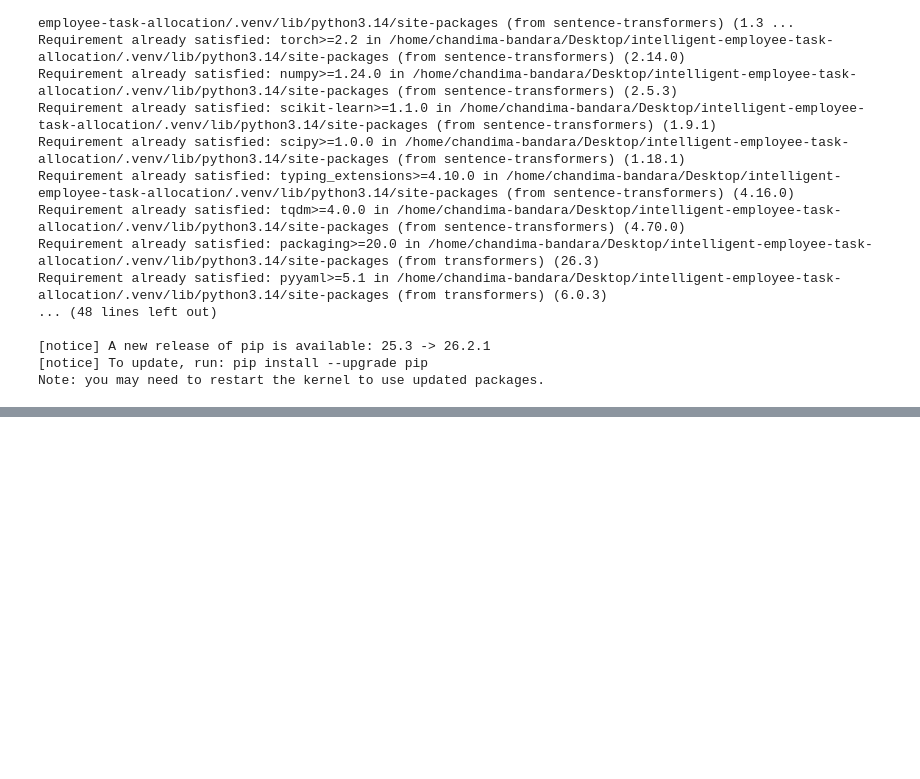
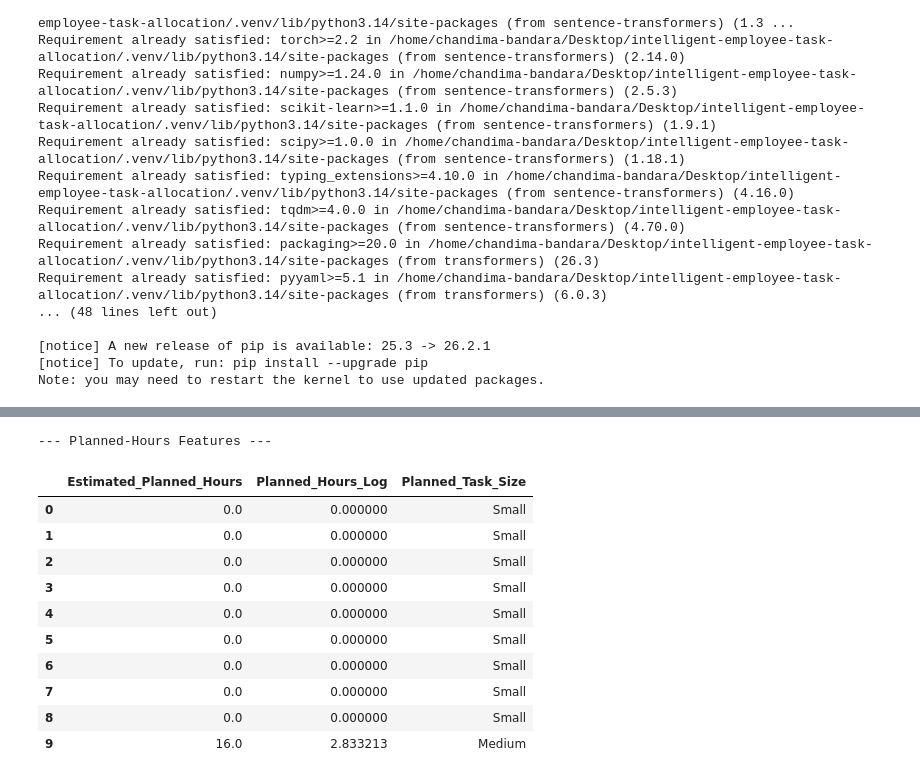
Before and after one commit to chandimacbbandara/intelligent-employee-task-allocation, a Jupyter notebook: notebooks/04_Feature_Engineering.ipynb, the cells around one changed output, grey strips where cells are left out. Cells and saved outputs as stored; diff of their text form; code cells hidden in the pictures; blank space fills up the shorter version.

```diff
--- a/notebooks/04_Feature_Engineering.ipynb
+++ b/notebooks/04_Feature_Engineering.ipynb
@@ -116,0 +255,15 @@ Task_Priority: 2 unique values
+# %%
+df["Task_Text"] = (
+    df["Task_Name"].astype(str).fillna("") + " " +
+    df["Task_Description"].astype(str).fillna("")
+).str.strip()
+
+df["Task_Text_Length"] = df["Task_Text"].str.len()
+df["Task_Word_Count"] = df["Task_Text"].str.split().str.len()
+df["Task_Description_Length"] = df["Task_Description"].astype(str).fillna("").str.len()
+df["Task_Name_Length"] = df["Task_Name"].astype(str).fillna("").str.len()
+
+df["Has_Task_Description"] = (df["Task_Description_Length"] > 0).astype(int)
+
+print("--- New Deterministic Text Features ---")
+display(df[["Task_Name", "Task_Text", "Task_Text_Length", "Task_Word_Count", "Has_Task_Description"]].head())
@@ -116,0 +278,18 @@ Task_Priority: 2 unique values
+# %%
+date_cols = ["Created_Date", "Deadline_Date"]
+for col in date_cols:
+    if col in df.columns:
+        df[col] = pd.to_datetime(df[col], errors="coerce")
+
+if "Created_Date" in df.columns:
+    df["Created_Year"] = df["Created_Date"].dt.year
+    df["Created_Month"] = df["Created_Date"].dt.month
+    df["Created_DayOfWeek"] = df["Created_Date"].dt.dayofweek
+    df["Created_Quarter"] = df["Created_Date"].dt.quarter
+
+if "Created_Date" in df.columns and "Deadline_Date" in df.columns:
+    df["Days_To_Deadline"] = (df["Deadline_Date"] - df["Created_Date"]).dt.days
+    df["Has_Deadline"] = df["Deadline_Date"].notnull().astype(int)
+
+print("--- New Date-Based Features ---")
+display(df[["Created_Date", "Created_Month", "Created_DayOfWeek", "Deadline_Date", "Days_To_Deadline", "Has_Deadline"]].head())
@@ -116,0 +304,22 @@ Task_Priority: 2 unique values
+# %%
+df["Planned_Hours_Log"] = np.log1p(df["Estimated_Planned_Hours"])
+
+bins = [-1, 8, 40, float("inf")]
+labels = ["Small", "Medium", "Large"]
+df["Planned_Task_Size"] = pd.cut(df["Estimated_Planned_Hours"], bins=bins, labels=labels)
+
+print("--- Planned-Hours Features ---")
+display(df[["Estimated_Planned_Hours", "Planned_Hours_Log", "Planned_Task_Size"]].head(10))
+# %% [output]
+--- Planned-Hours Features ---
+|  | Estimated_Planned_Hours | Planned_Hours_Log | Planned_Task_Size |
+| 0 | 0.0 | 0.000000 | Small |
+| 1 | 0.0 | 0.000000 | Small |
+| 2 | 0.0 | 0.000000 | Small |
+| 3 | 0.0 | 0.000000 | Small |
+| 4 | 0.0 | 0.000000 | Small |
+| 5 | 0.0 | 0.000000 | Small |
+| 6 | 0.0 | 0.000000 | Small |
+| 7 | 0.0 | 0.000000 | Small |
+| 8 | 0.0 | 0.000000 | Small |
+| 9 | 16.0 | 2.833213 | Medium |
```
Also changed, not shown: parts of 19 cells of this notebook, 1 other file.
